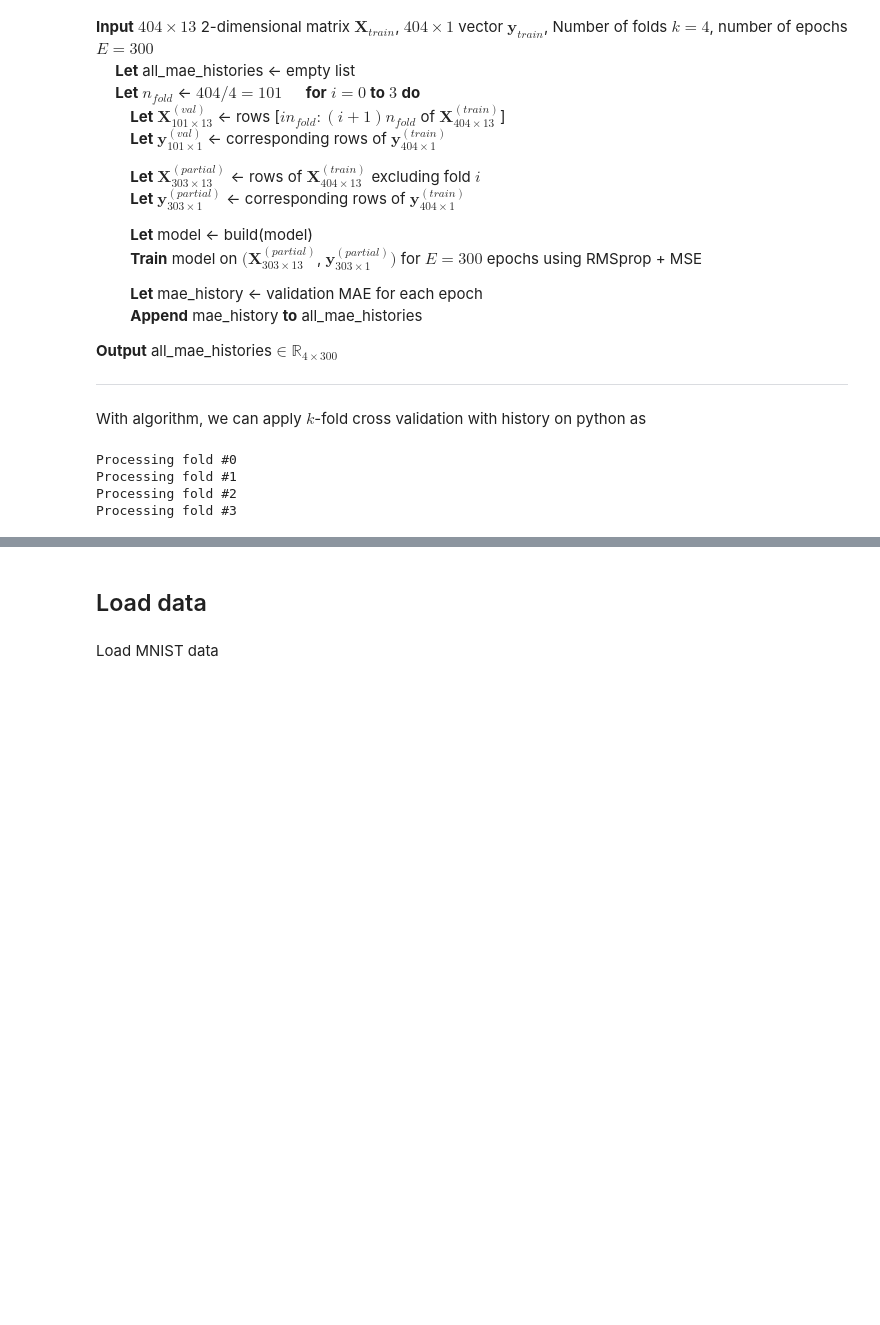
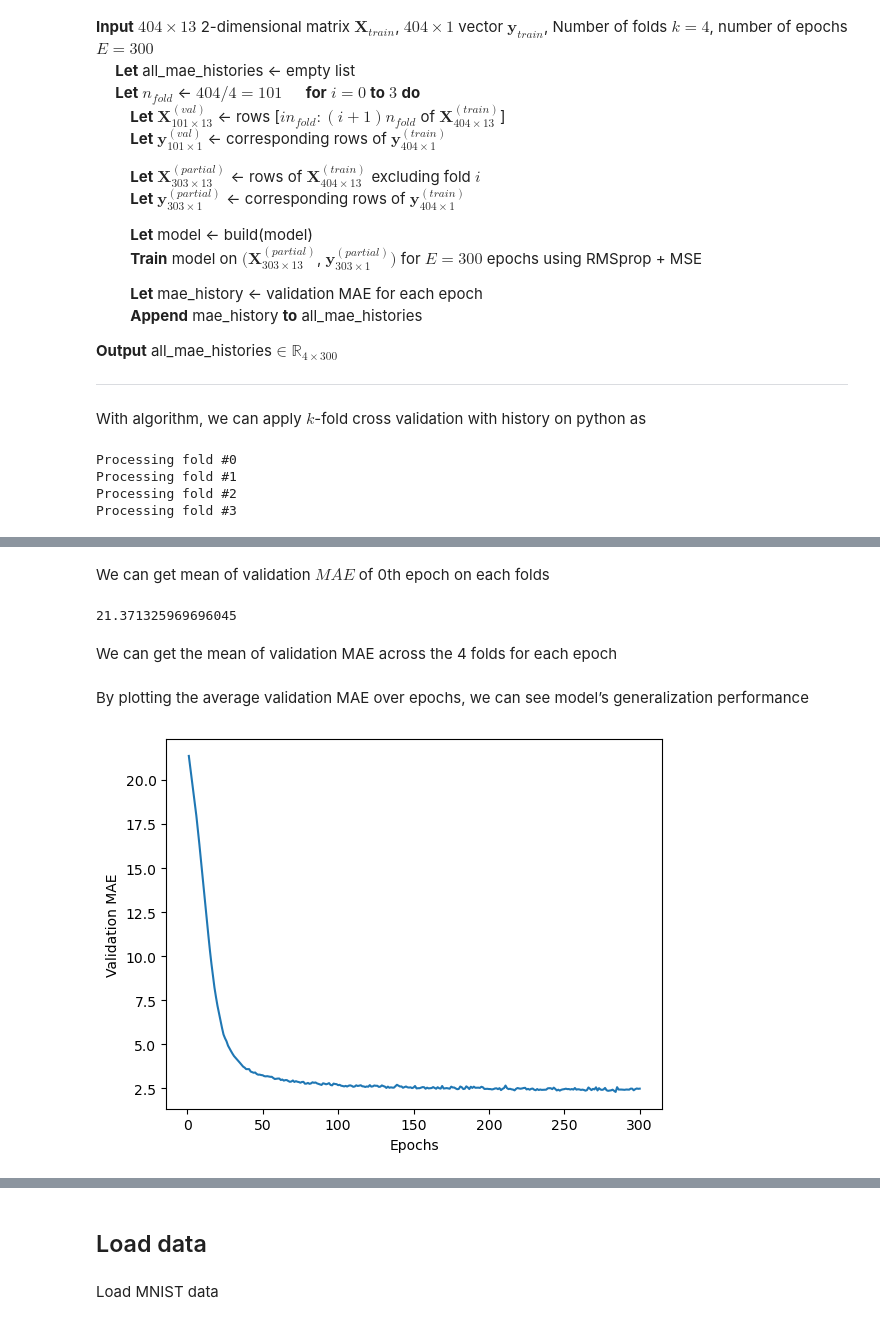
Before and after one commit to jeongho0715/test1, a Jupyter notebook: 20250403.ipynb, the cells around one changed output, grey strips where cells are left out. Cells and saved outputs as stored; diff of their text form; code cells hidden in the pictures; blank space fills up the shorter version.

```diff
--- a/20250403.ipynb
+++ b/20250403.ipynb
@@ -238,0 +267,20 @@ Processing fold #3
+# %% [markdown]
+We can get mean of validation $MAE$ of 0th epoch on each folds
+# %%
+np.mean([x[0] for x in all_mae_histories])
+# %% [output]
+21.371325969696045
+# %% [markdown]
+We can get the mean of validation MAE across the 4 folds for each epoch
+# %%
+average_mae_history = [
+    np.mean([x[i] for x in all_mae_histories]) for i in range(num_epochs)]
+# %% [markdown]
+By plotting the average validation MAE over epochs, we can see model’s generalization performance
+# %%
+plt.plot(range(1, len(average_mae_history) + 1), average_mae_history)
+plt.xlabel("Epochs")
+plt.ylabel("Validation MAE")
+plt.show()
+# %% [output]
+[figure, added]
```
Also changed, not shown: parts of 18 cells of this notebook.
